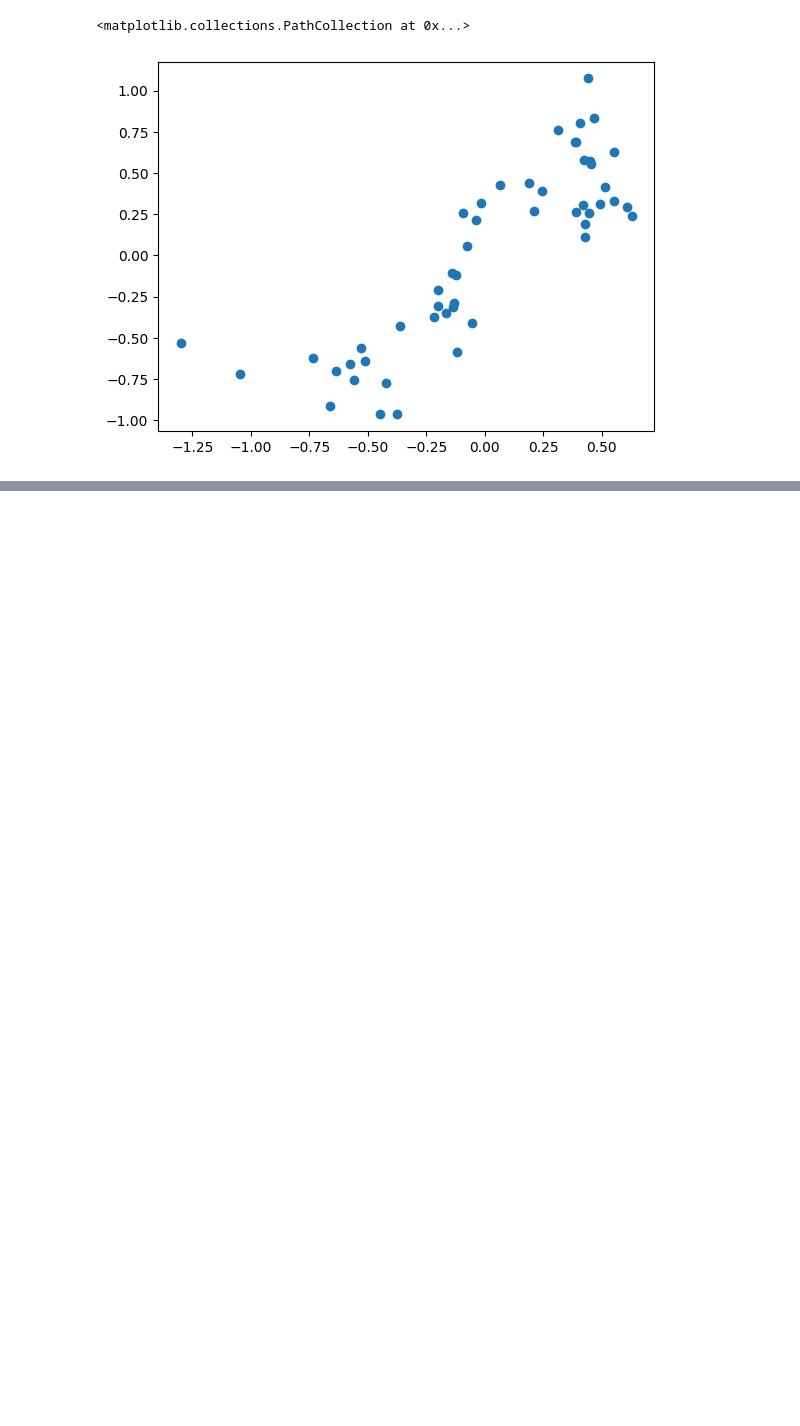
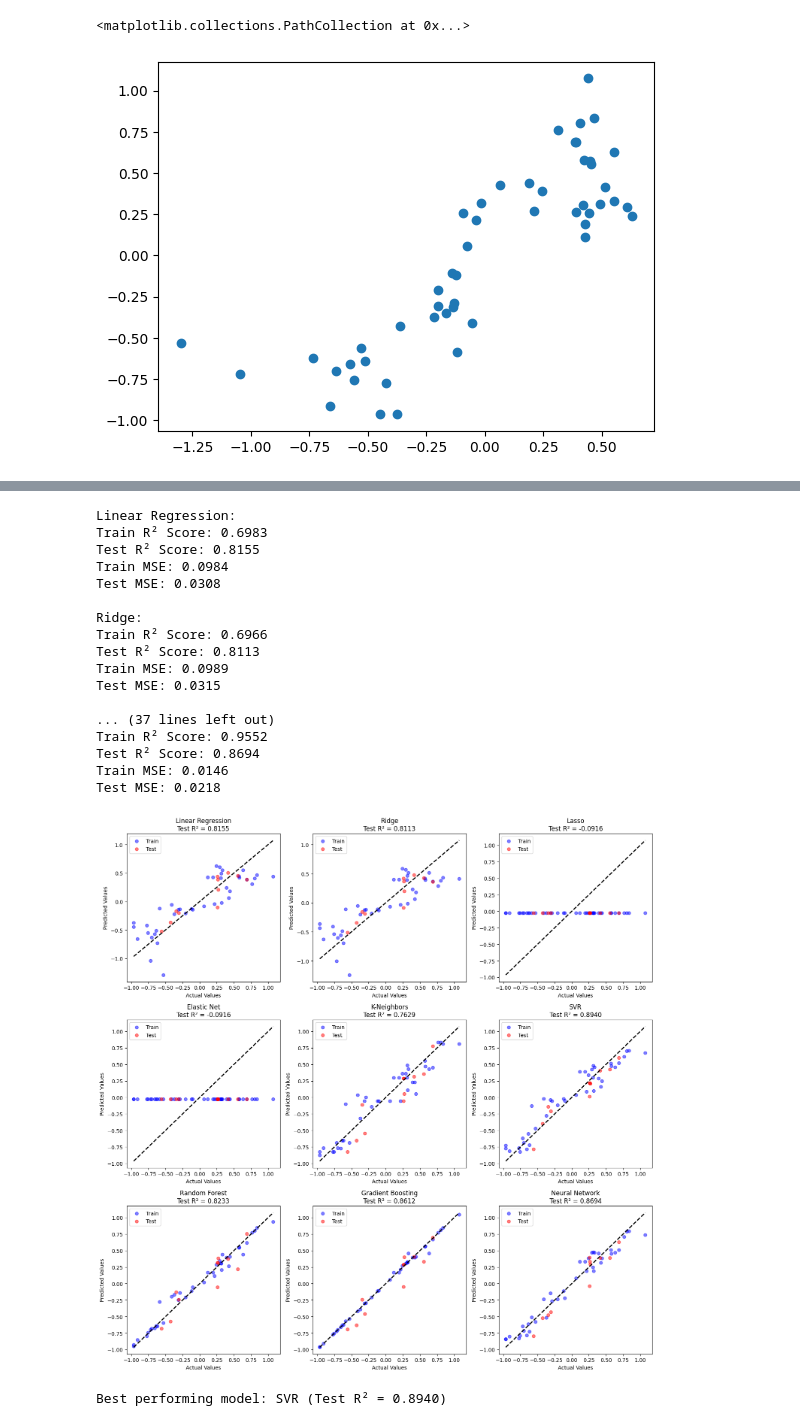
Before and after one commit to HarvsDucs/LSEG_2024, a Jupyter notebook: LSEG_2024_ML.ipynb, the cells around one changed output, grey strips where cells are left out. Drawn from its saved outputs; the diff is of its cells as text; code cells hidden in the pictures; blank space fills up the shorter version.

```diff
--- a/LSEG_2024_ML.ipynb
+++ b/LSEG_2024_ML.ipynb
@@ -160,11 +162,3 @@ plt.scatter(pred, y)
 # %% [output]
 <matplotlib.collections.PathCollection at 0x...>
 [figure]
-# %%
-pipe = Pipeline([
-    ("scale", StandardScaler()),
-    ("model", KNeighborsRegressor())
-])
-
-pred = pipe.fit(X, y).predict(X)
-plt.scatter(pred, y)
@@ -173,0 +287,22 @@ plt.scatter(pred, y)
+# %%
+results = compare_regression_models(X_train, X_test, y_train, y_test)
+# %% [output]
+Linear Regression:
+Train R² Score: 0.6983
+Test R² Score: 0.8155
+Train MSE: 0.0984
+Test MSE: 0.0308
+
+Ridge:
+Train R² Score: 0.6966
+Test R² Score: 0.8113
+Train MSE: 0.0989
+Test MSE: 0.0315
+
+... (37 lines left out)
+Train R² Score: 0.9552
+Test R² Score: 0.8694
+Train MSE: 0.0146
+Test MSE: 0.0218
+[figure, added]
+Best performing model: SVR (Test R² = 0.8940)
```
Also changed, not shown: parts of 3 cells of this notebook.
